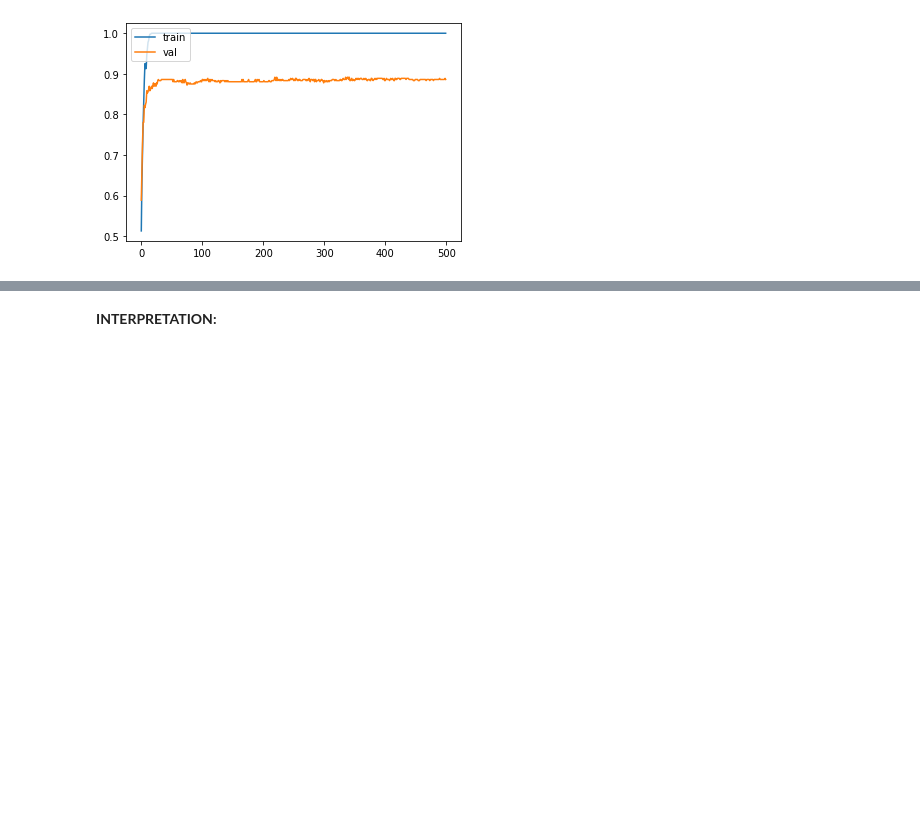
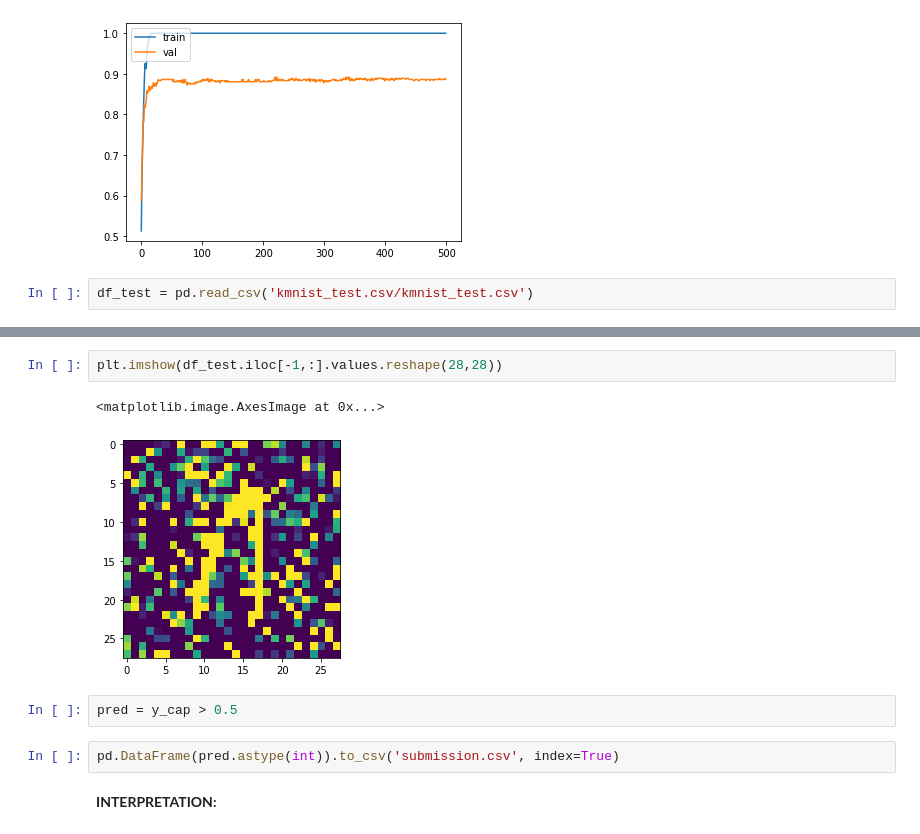
Before and after one commit to rajavemula/AI2_HW1, a Jupyter notebook: ai2-c1-hw1-students.ipynb, the cells around one changed output, grey strips where cells are left out. Drawn from its saved outputs; the diff is of its cells as text; blank space fills up the shorter version.

```diff
--- a/ai2-c1-hw1-students.ipynb
+++ b/ai2-c1-hw1-students.ipynb
@@ -769,3 +769,5 @@ plt.legend(['train', 'val'], loc='upper left')
 # %% [output]
 <matplotlib.legend.Legend at 0x...>
 [figure]
+# %%
+df_test = pd.read_csv('kmnist_test.csv/kmnist_test.csv')
@@ -772,3 +779,12 @@ plt.legend(['train', 'val'], loc='upper left')
+# %%
+plt.imshow(df_test.iloc[-1,:].values.reshape(28,28))
+# %% [output]
+<matplotlib.image.AxesImage at 0x...>
+[figure, added]
+# %%
+pred = y_cap > 0.5
+# %%
+pd.DataFrame(pred.astype(int)).to_csv('submission.csv', index=True)
 # %% [markdown]
 **INTERPRETATION:**
 # %% [markdown]
```
Also changed, not shown: parts of 1 cell of this notebook.
